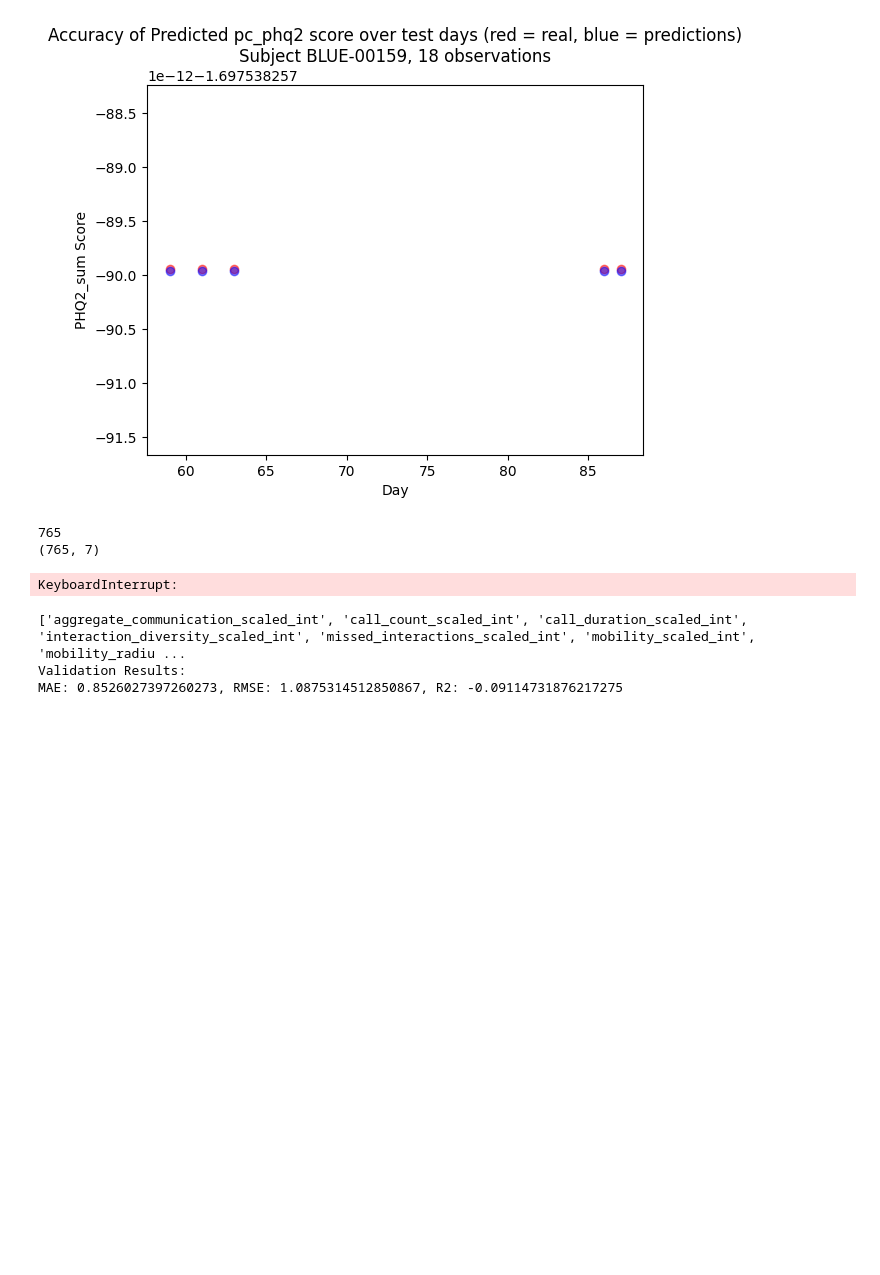
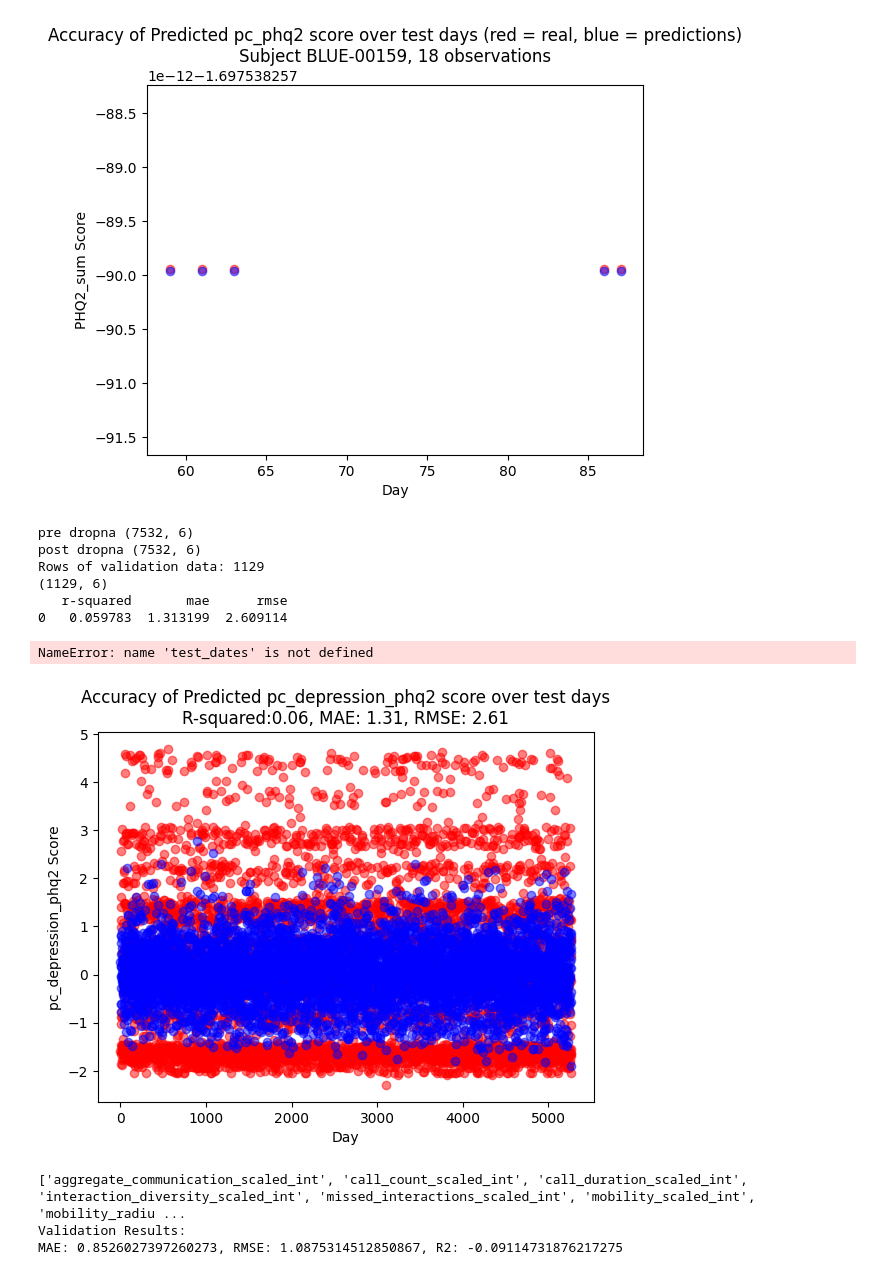
Before and after one commit to kaleyjoss/smartphone_sensor_predictive_modeling, a Jupyter notebook: notebooks/04_modeling_RF.ipynb, the cells around one changed output. Cells and saved outputs as stored; diff of their text form; code cells hidden in the pictures; blank space fills up the shorter version.

```diff
--- a/notebooks/04_modeling_RF.ipynb
+++ b/notebooks/04_modeling_RF.ipynb
@@ -136,16 +136,17 @@ for id in rf_v1['num_id'].unique():
 # %%
 ########### Running multivariate stacked walk-forward validation on all subjects ###########
 # Define y col and the data
-y_var = 'pc_depression'
+y_var = 'pc_depression_phq2'
 data = pd.read_csv(os.path.join(brighten_dir, 'v1_day_pca.csv'))
 x_cols = [col for col in data.columns.to_list() if 'pc_' in col and col!=y_var]
 all_cols = ['num_id', 'day'] + x_cols + [y_var]
 rf_data = data[all_cols]
 
+
 # Drop any participants with NA data in those x-cols
-#print('pre dropna', rf_v1.shape)
+print('pre dropna', rf_data.shape)
 rf_data = rf_data.dropna()
-#print('post dropna', rf_v1.shape)
+print('post dropna', rf_data.shape)
 
 # Take out val percentage
 test_prc = 0.3
@@ -153,15 +154,19 @@ test_prc = 0.3
 rows = rf_data.shape[0]
 val_prc = 0.15
 n_val = int(rows * val_prc)
-print(n_val)
+print('Rows of validation data:', n_val)
 val_dates = rf_data.index[-n_val:]
 val_rows = rf_data.iloc[val_dates]
 print(val_rows.shape)
+# Take val dates out of the training data
+rf_data = rf_data.drop(val_dates)
+print('post val drop', rf_data.shape)
+
 
 # Do RF after dropping day and participant ID
 rf_clean = rf_data.drop(['num_id'], axis=1)
 #print('columns:', sub_df_clean.columns.tolist())
-mae, test_y, rf_predictions, rmse, r2 = mod.walk_forward_validation(rf_clean, 0.3, verbose=False)
+mae, test_y, rf_predictions, rmse, r2 = mod.walk_forward_validation(rf_clean, 0.3, verbose=True)
 
 # Step 3: Create DataFrame for easy merging
 rf_results = pd.DataFrame({
@@ -171,18 +176,27 @@ rf_results = pd.DataFrame({
 })
 
 print(rf_results)
-
-# Scatterplot expected and predicted for each day
-plt.scatter(test_dates,test_y, color='red',marker='o', alpha=0.5)
-plt.scatter(test_dates, rf_predictions, color='blue',marker='o', alpha=0.5)
-plt.xlabel('Day')
-plt.ylabel(f'{y_var} Score')
-plt.title(f'Accuracy of Predicted {y_var} score over test days\n')
-plt.show()
 # %% [output]
-765
-(765, 7)
+pre dropna (7532, 6)
+post dropna (7532, 6)
+Rows of validation data: 1129
+(1129, 6)
+   r-squared       mae      rmse
+0   0.059783  1.313199  2.609114
-KeyboardInterrupt:
+NameError: name 'test_dates' is not defined
+# %%
+import numpy as np
+# Scatterplot expected and predicted for each day
+test_days = np.arange(0, 5272)
+
+plt.scatter(test_days, test_y, color='red',marker='o', alpha=0.5)
+plt.scatter(test_days, np.array(rf_predictions), color='blue',marker='o', alpha=0.5)
+plt.xlabel('Day')
+plt.ylabel(f'{y_var} Score')
+plt.title(f'Accuracy of Predicted {y_var} score over test days\nR-squared:{rf_results['r-squared'][0]:.2f}, MAE: {rf_results['mae'][0]:.2f}, RMSE: {rf_results['rmse'][0]:.2f}')
+plt.show()
+# %% [output]
+[figure, added]
 # %%
 # Do Random Forest Regression
 from sklearn.ensemble import RandomForestRegressor
```
Also changed, not shown: parts of 1 cell of this notebook, 6 other files.
